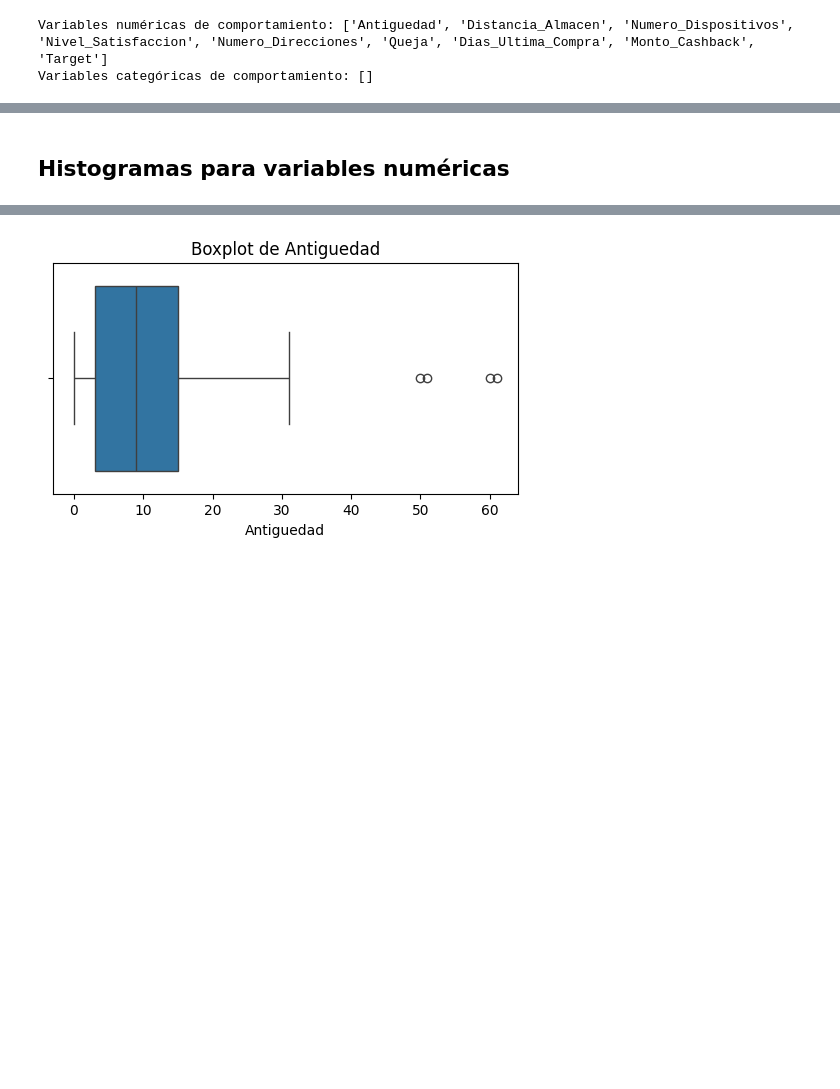
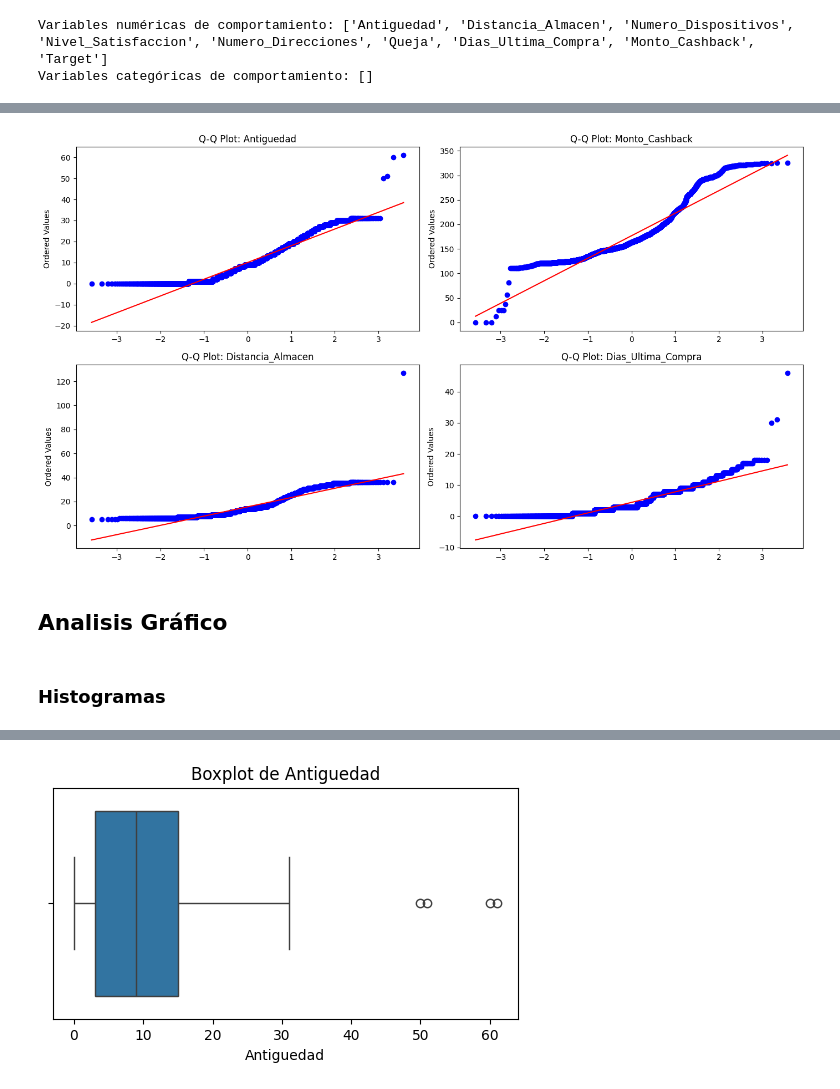
Before and after one commit to Camila20197/S11-25-Equipo-70-DataScience, a Jupyter notebook: EDA/etapa_EDA_segundoDataset.ipynb, the cells around one changed output, grey strips where cells are left out. Cells and saved outputs as stored; diff of their text form; code cells hidden in the pictures; blank space fills up the shorter version.

```diff
--- a/EDA/etapa_EDA_segundoDataset.ipynb
+++ b/EDA/etapa_EDA_segundoDataset.ipynb
@@ -281,3 +286,6 @@ datos.to_csv(ruta_guardado, index=False)
+# %%
+ruta_2 = "../datos/dataset_ecommerce_limpio.csv"
+datos = pd.read_csv(ruta_2)
 # %% [markdown]
 ### Selección de variables relevantes de comportamiento
 # %%
@@ -331,5 +448,18 @@ Variables categóricas de comportamiento: []
+# %%
+plt.figure(figsize=(14, 8))
+for i, col in enumerate(vars_continuas):
+    ax = plt.subplot(2, 2, i+1)
+    stats.probplot(datos[col].dropna(), dist="norm", plot=plt)
+    plt.title(f'Q-Q Plot: {col}')
+    plt.xlabel('')
+plt.tight_layout()
+plt.show()
+# %% [output]
+[figure, added]
+# %% [markdown]
+## Analisis Gráfico
 # %% [markdown]
-## Histogramas para variables numéricas
+### Histogramas
 # %%
 for col in numericas.columns:
     plt.figure(figsize=(7,4))
```
Also changed, not shown: parts of 38 cells of this notebook.
